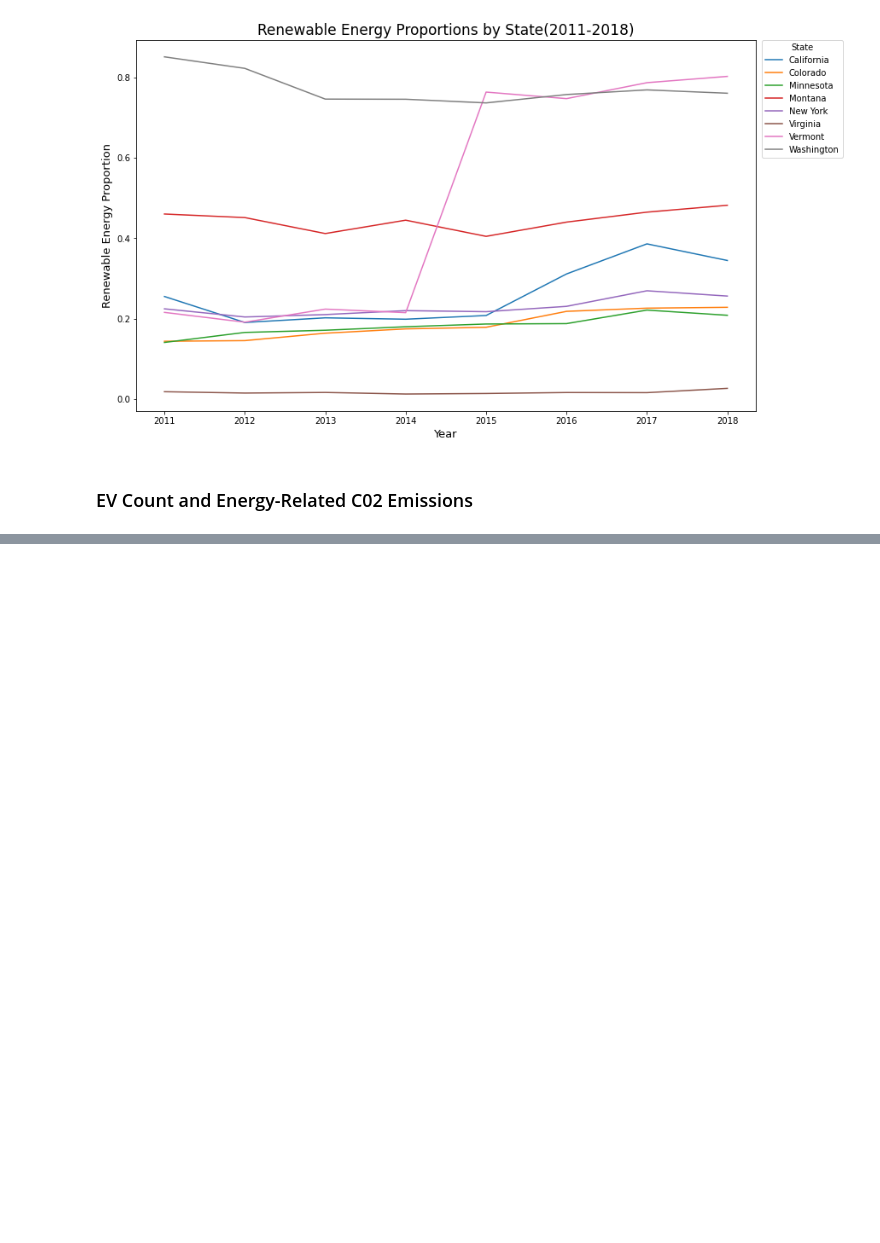
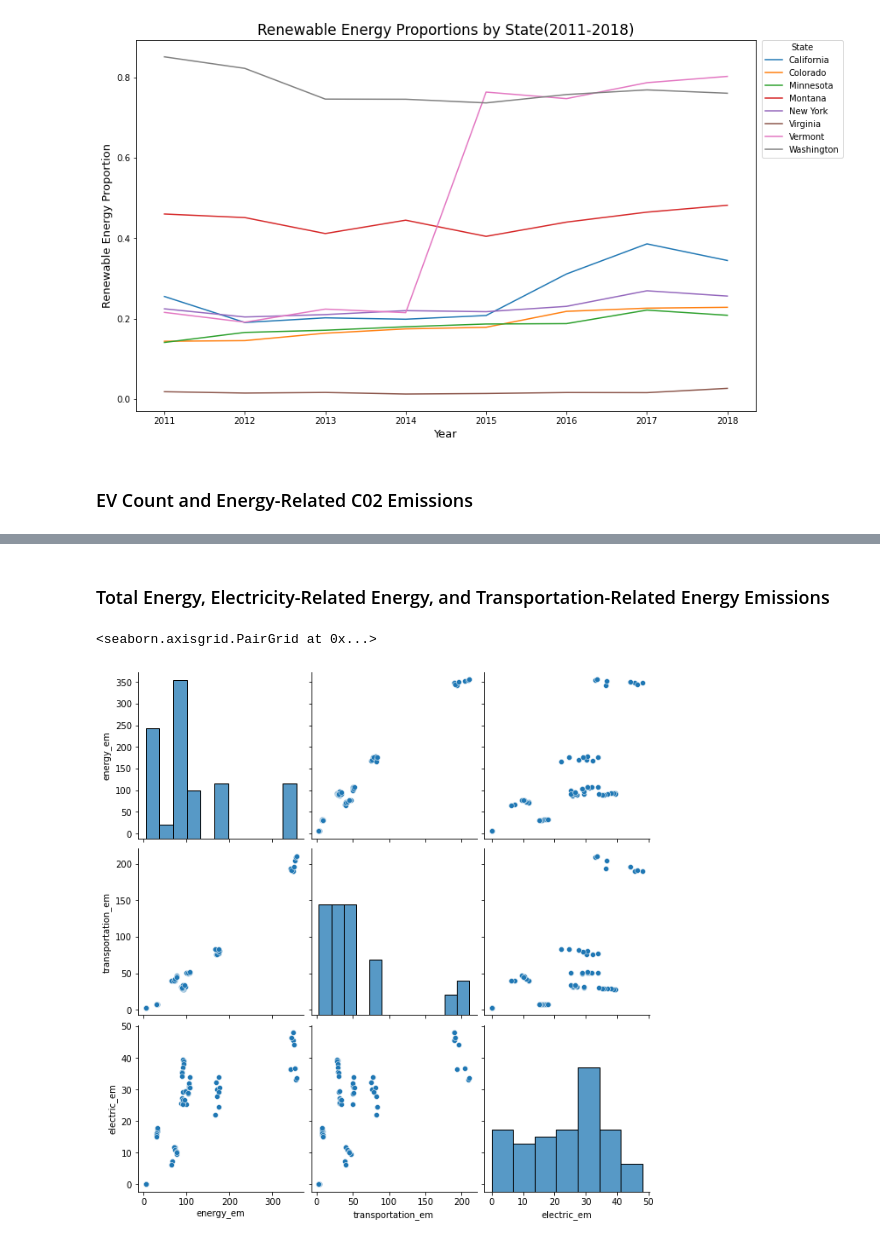
Before and after one commit to michaelgranado/EV-Count-and-CO2-Emissions-Project, a Jupyter notebook: EDACheckpointGroup039-Wi22.ipynb, the cells around one changed output, grey strips where cells are left out. Drawn from its saved outputs; the diff is of its cells as text; code cells hidden in the pictures; blank space fills up the shorter version.

```diff
--- a/EDACheckpointGroup039-Wi22.ipynb
+++ b/EDACheckpointGroup039-Wi22.ipynb
@@ -650,0 +670,7 @@ Text(3.674999999999997, 0.5, 'Eenergy Emissions')
+# %% [markdown]
+### Total Energy, Electricity-Related Energy, and Transportation-Related Energy Emissions
+# %%
+sns.pairplot(df, vars=['energy_em','transportation_em','electric_em'], height=3)
+# %% [output]
+<seaborn.axisgrid.PairGrid at 0x...>
+[figure, added]
```
Also changed, not shown: parts of 7 cells of this notebook.
